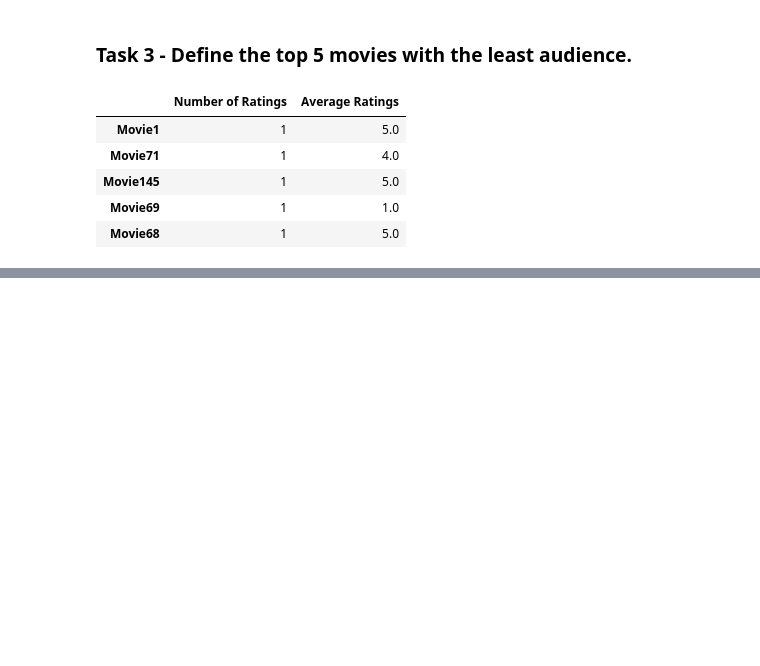
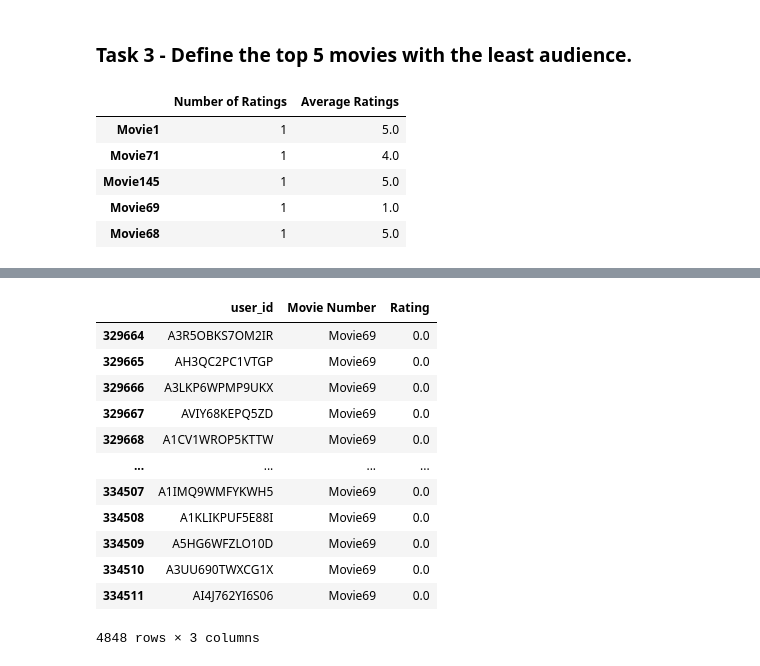
Before and after one commit to parthdt/B.Tech-Codes, a Jupyter notebook: Machine Learning/Assignment 2/CSL774_Assignment3_Parth_Thakker_2017UCS0047.ipynb, the cells around one changed output, grey strips where cells are left out. Saved outputs shown, nothing was run; the diff lists cells and outputs as text; code cells hidden in the pictures; blank space fills up the shorter version.

```diff
--- a/Machine Learning/Assignment 2/CSL774_Assignment3_Parth_Thakker_2017UCS0047.ipynb
+++ b/Machine Learning/Assignment 2/CSL774_Assignment3_Parth_Thakker_2017UCS0047.ipynb
@@ -83,0 +154,16 @@ movie_notNAN.sort_values(by = 'Number of Ratings').head(n=5)
+# %%
+data_inverted[data_inverted['Movie Number'] == 'Movie69']   #Random movie
+# %% [output]
+|  | user_id | Movie Number | Rating |
+| 329664 | A3R5OBKS7OM2IR | Movie69 | 0.0 |
+| 329665 | AH3QC2PC1VTGP | Movie69 | 0.0 |
+| 329666 | A3LKP6WPMP9UKX | Movie69 | 0.0 |
+| 329667 | AVIY68KEPQ5ZD | Movie69 | 0.0 |
+| 329668 | A1CV1WROP5KTTW | Movie69 | 0.0 |
+| ... | ... | ... | ... |
+| 334507 | A1IMQ9WMFYKWH5 | Movie69 | 0.0 |
+| 334508 | A1KLIKPUF5E88I | Movie69 | 0.0 |
+| 334509 | A5HG6WFZLO10D | Movie69 | 0.0 |
+| 334510 | A3UU690TWXCG1X | Movie69 | 0.0 |
+| 334511 | AI4J762YI6S06 | Movie69 | 0.0 |
+4848 rows × 3 columns
```
Also changed, not shown: parts of 24 cells of this notebook.
